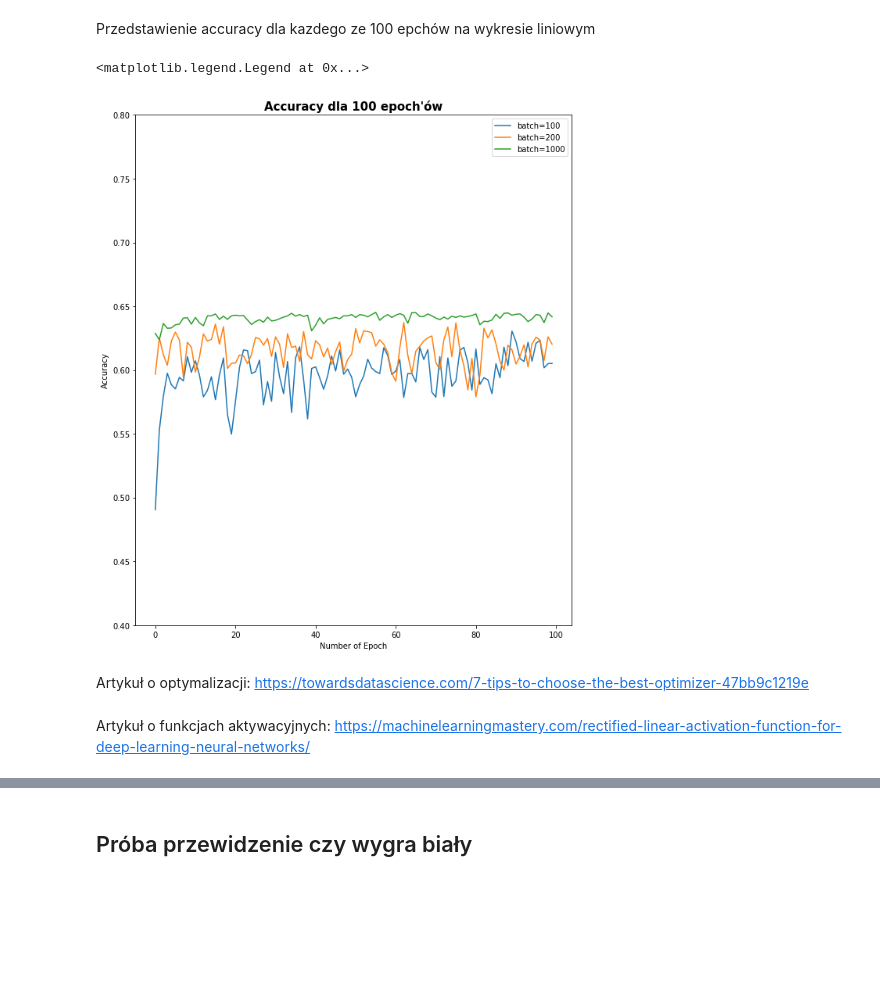
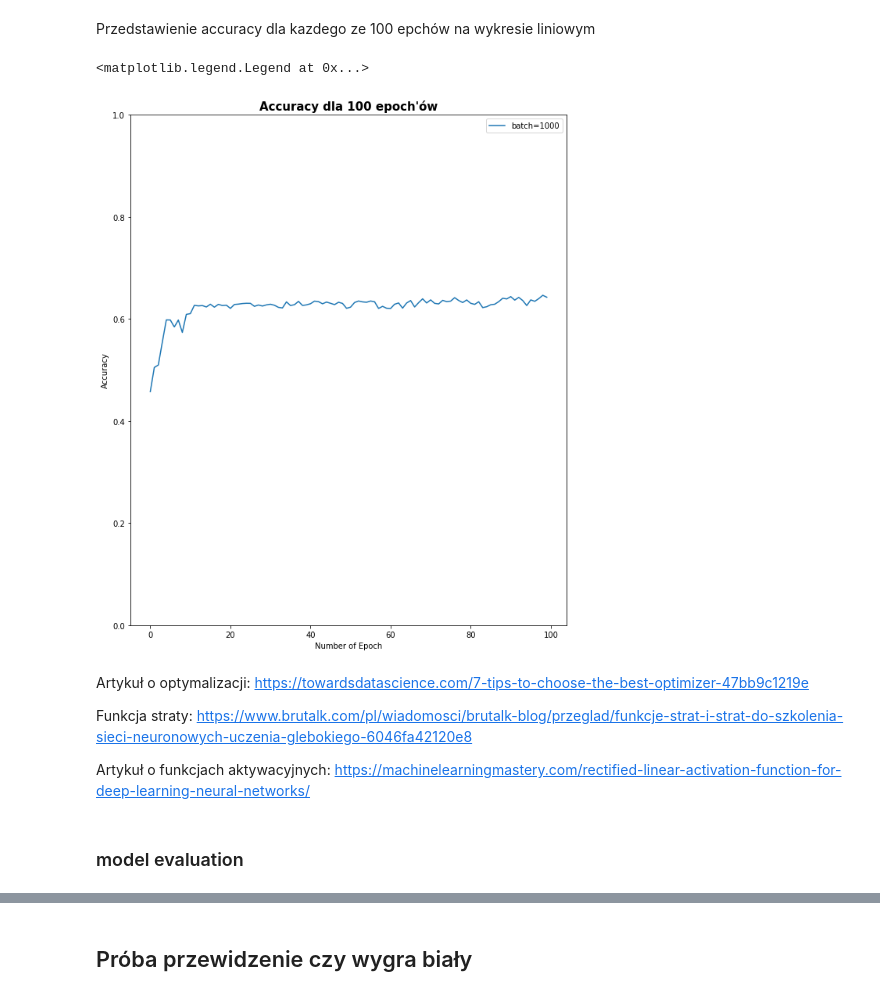
Before and after one commit to sebastiansukiennik01/NeuralNetworksProject, a Jupyter notebook: neuralNetworks.ipynb, the cells around one changed output, grey strips where cells are left out. Saved outputs shown, nothing was run; the diff lists cells and outputs as text; code cells hidden in the pictures; blank space fills up the shorter version.

Commit message:
Build, evaluated model, added description in first paragraphs

```diff
--- a/neuralNetworks.ipynb
+++ b/neuralNetworks.ipynb
@@ -98,18 +124,12 @@ Tworzenie początkowego modelu z jedną warstwą wejściową, jedną ukrytą, or
 # %%
 model = Sequential()
-model.add(Dense(units=16, input_dim=214, activation='relu'))
+model.add(Dense(units=16, input_dim=634, activation='relu'))
 model.add(Dense(units=32, activation='relu'))
-model.add(Dense(units=3, activation='sigmoid'))
+model.add(Dense(units=3, activation='softmax'))
 # %% [markdown]
 Optymalizacja modelu do uczenia przy uzyciu adaptującego optymalizera Adam
 # %%
 opt = keras.optimizers.Adam()
-model.compile(loss='categorical_crossentropy', optimizer=opt, metrics=['accuracy'])
+model.compile(loss='categorical_crossentropy', optimizer=opt, metrics=['categorical_accuracy'])
 # %% [markdown]
 Fitowanie modelu
-# %%
-y_train = y_train.values
-X_train = X_train.values
-batch100 = model.fit(X_train, y_train, epochs=100, batch_size=100)
-batch200 = model.fit(X_train, y_train, epochs=100, batch_size=200)
-batch1000 = model.fit(X_train, y_train, epochs=100, batch_size=2000)
@@ -133,0 +136,2 @@ Epoch 100/100
+# %%
+batch1000 = model.fit(X_train, y_train, epochs=100, batch_size=1000, use_multiprocessing=True)
@@ -136,17 +158,19 @@ Przedstawienie accuracy dla kazdego ze 100 epchów na wykresie liniowym
 # %%
 plt.figure(figsize=(10, 12))
 plt.title("Accuracy dla 100 epoch'ów", fontdict={"fontweight": "bold", "size": 15})
 plt.ylabel("Accuracy")
 plt.xlabel("Number of Epoch")
-plt.ylim(0.4, 0.8)
-plt.plot(batch100.history['accuracy'], label="batch=100")
-plt.plot(batch200.history['accuracy'], label="batch=200")
-plt.plot(batch1000.history['accuracy'], label="batch=1000")
+plt.ylim(0, 1)
+plt.plot(batch1000.history['categorical_accuracy'], label="batch=1000")
 plt.legend()
 # %% [output]
 <matplotlib.legend.Legend at 0x...>
-[figure, old version]
+[figure, new version]
-# %% [markdown]
-Artykuł o optymalizacji: https://towardsdatascience.com/7-tips-to-choose-the-best-optimizer-47bb9c1219e
 # %% [markdown]
+Artykuł o optymalizacji: https://towardsdatascience.com/7-tips-to-choose-the-best-optimizer-47bb9c1219e
+
+Funkcja straty: https://www.brutalk.com/pl/wiadomosci/brutalk-blog/przeglad/funkcje-strat-i-strat-do-szkolenia-sieci-neuronowych-uczenia-glebokiego-6046fa42120e8
+
 Artykuł o funkcjach aktywacyjnych: https://machinelearningmastery.com/rectified-linear-activation-function-for-deep-learning-neural-networks/
+# %% [markdown]
+### model evaluation
```
Also changed, not shown: parts of 24 cells of this notebook, 4 other files.
